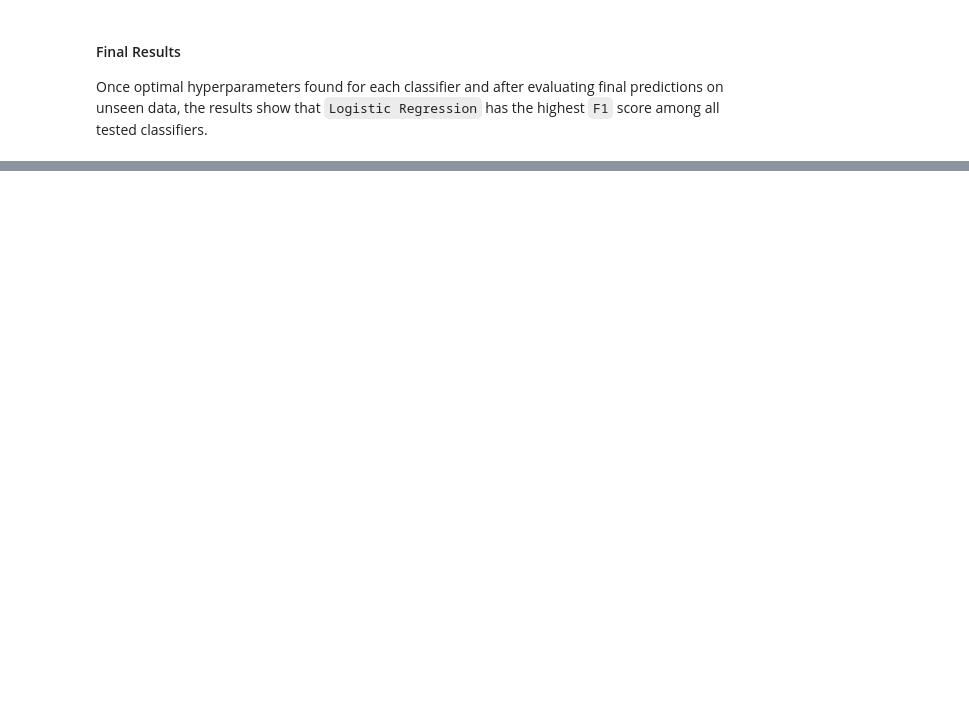
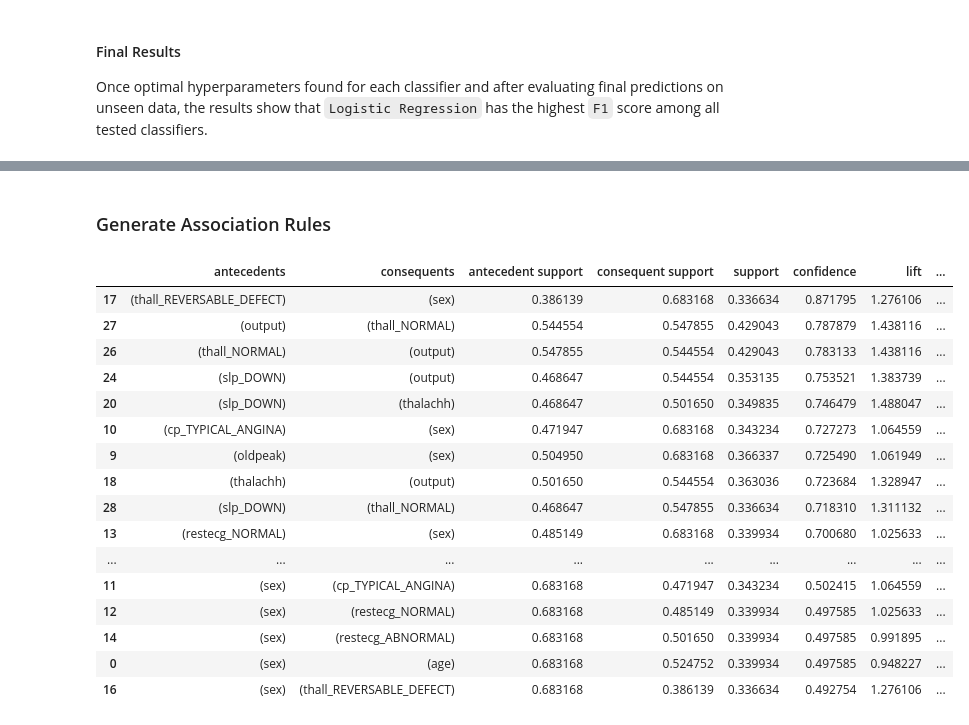
Before and after one commit to marbrex/tiw-data-analysis-project, a Jupyter notebook: heart-attack-prediction-and-analysis.ipynb, the cells around one changed output, grey strips where cells are left out. Drawn from its saved outputs; the diff is of its cells as text; code cells hidden in the pictures; blank space fills up the shorter version.

Commit message:
Encoded DF and apriori

```diff
--- a/heart-attack-prediction-and-analysis.ipynb
+++ b/heart-attack-prediction-and-analysis.ipynb
@@ -1060,0 +1097,28 @@ Once optimal hyperparameters found for each classifier and after evaluating fina
+# %%
+# Loop through columns and Encode values as 'False' or 'True'
+for col_name, series in df_encoded.items():
+
+    # CONTINUOUS (threshold: median of the attribute)
+    if col_name in CONTINUOUS:
+        col_median = df_encoded[col_name].median()
+        df_encoded[col_name] = df_encoded[col_name].transform(lambda x: x >= col_median)
+
+    # CATEGORICAL, Not Binary (create new column for each category)
+    elif col_name in categorical_enums.keys():
+        for idx, val in series.items():
+            new_col_name = col_name + '_' + categorical_enums[col_name](val).name
+            columns_to_add[new_col_name][idx] = True
+
+    # CATEGORICAL, Binary (transform 'integer' to 'boolean' type)
+    elif col_name in CATEGORICAL:
+        df_encoded[col_name] = df_encoded[col_name].astype('boolean')
+
+# Add newly created categorical columns to the DataFrame
+for col_name, col_list in columns_to_add.items():
+    df_encoded[col_name] = col_list
+
+# Drop the old categorical columns
+df_encoded = df_encoded.drop(columns=categorical_enums.keys())
+df_encoded = df_encoded.drop(columns=['thall_NULL'])
+
+display(df_encoded)
@@ -1060,0 +1142,4 @@ Once optimal hyperparameters found for each classifier and after evaluating fina
+# %%
+freq_itemsets = apriori(df_encoded, min_support=0.33, use_colnames=True)
+
+display(freq_itemsets)
@@ -1060,0 +1164,26 @@ Once optimal hyperparameters found for each classifier and after evaluating fina
+# %% [markdown]
+<a name="association-analysis-generate-association-rules"></a>
+### Generate Association Rules
+# %%
+rules = association_rules(freq_itemsets, metric='lift', min_threshold=0)
+rules = rules.sort_values(['confidence', 'lift'], ascending=[False, False])
+
+display(rules)
+# %% [output]
+|  | antecedents | consequents | antecedent support | consequent support | support | confidence | lift | ... |
+| 17 | (thall_REVERSABLE_DEFECT) | (sex) | 0.386139 | 0.683168 | 0.336634 | 0.871795 | 1.276106 | ... |
+| 27 | (output) | (thall_NORMAL) | 0.544554 | 0.547855 | 0.429043 | 0.787879 | 1.438116 | ... |
+| 26 | (thall_NORMAL) | (output) | 0.547855 | 0.544554 | 0.429043 | 0.783133 | 1.438116 | ... |
+| 24 | (slp_DOWN) | (output) | 0.468647 | 0.544554 | 0.353135 | 0.753521 | 1.383739 | ... |
+| 20 | (slp_DOWN) | (thalachh) | 0.468647 | 0.501650 | 0.349835 | 0.746479 | 1.488047 | ... |
+| 10 | (cp_TYPICAL_ANGINA) | (sex) | 0.471947 | 0.683168 | 0.343234 | 0.727273 | 1.064559 | ... |
+| 9 | (oldpeak) | (sex) | 0.504950 | 0.683168 | 0.366337 | 0.725490 | 1.061949 | ... |
+| 18 | (thalachh) | (output) | 0.501650 | 0.544554 | 0.363036 | 0.723684 | 1.328947 | ... |
+| 28 | (slp_DOWN) | (thall_NORMAL) | 0.468647 | 0.547855 | 0.336634 | 0.718310 | 1.311132 | ... |
+| 13 | (restecg_NORMAL) | (sex) | 0.485149 | 0.683168 | 0.339934 | 0.700680 | 1.025633 | ... |
+| ... | ... | ... | ... | ... | ... | ... | ... | ... |
+| 11 | (sex) | (cp_TYPICAL_ANGINA) | 0.683168 | 0.471947 | 0.343234 | 0.502415 | 1.064559 | ... |
+| 12 | (sex) | (restecg_NORMAL) | 0.683168 | 0.485149 | 0.339934 | 0.497585 | 1.025633 | ... |
+| 14 | (sex) | (restecg_ABNORMAL) | 0.683168 | 0.501650 | 0.339934 | 0.497585 | 0.991895 | ... |
+| 0 | (sex) | (age) | 0.683168 | 0.524752 | 0.339934 | 0.497585 | 0.948227 | ... |
+| 16 | (sex) | (thall_REVERSABLE_DEFECT) | 0.683168 | 0.386139 | 0.336634 | 0.492754 | 1.276106 | ... |
```
Also changed, not shown: parts of 13 cells of this notebook.
